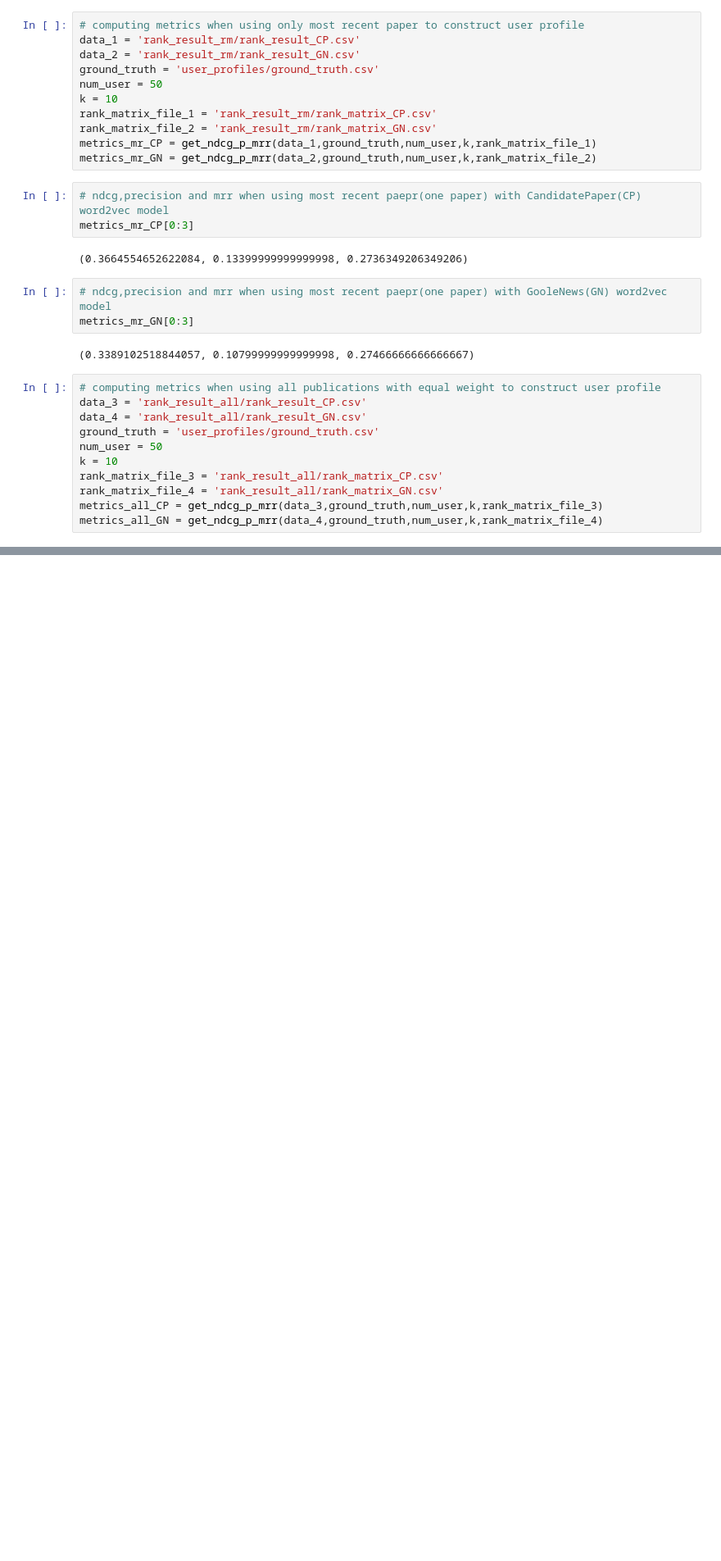
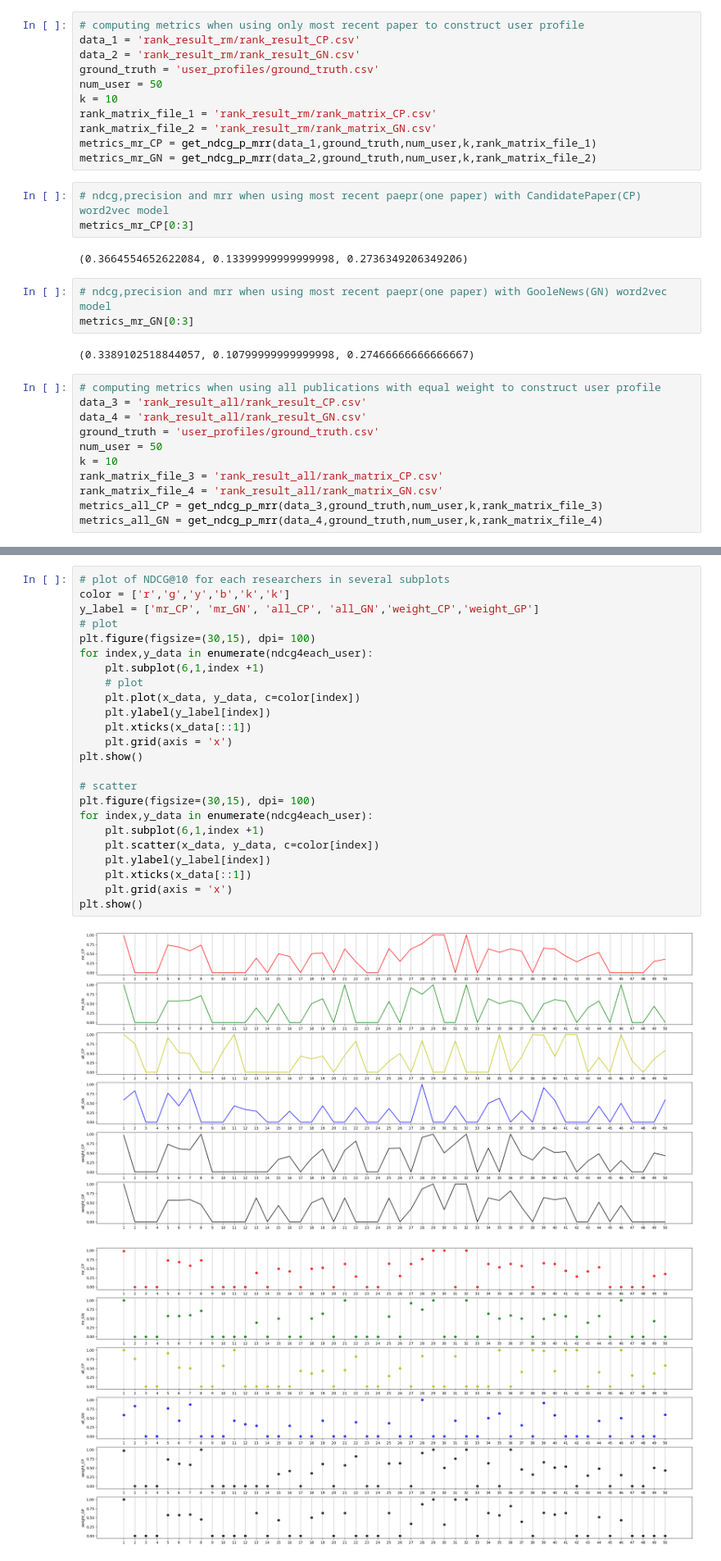
Before and after one commit to XueliPan/scholarly_paper_recommendatation, a Jupyter notebook: evaluation.ipynb, the cells around one changed output, grey strips where cells are left out. Shown: that part at 82% size. Cells and saved outputs as stored; diff of their text form; blank space fills up the shorter version.

```diff
--- a/evaluation.ipynb
+++ b/evaluation.ipynb
@@ -277,6 +300,33 @@ Requirement already satisfied: six in /Users/sherry/.pyenv/versions/3.7.6/envs/v
 WARNING: You are using pip version 20.0.1; however, version 20.0.2 is available.
 You should consider upgrading via the '/Users/sherry/.pyenv/versions/version376env/bin/python -m pip install --upgrade pip' command.
 Note: you may need to restart the kernel to use updated packages.
+# %%
+# plot of NDCG@10 for each researchers in several subplots
+color = ['r','g','y','b','k','k']
+y_label = ['mr_CP', 'mr_GN', 'all_CP', 'all_GN','weight_CP','weight_GP']
+# plot
+plt.figure(figsize=(30,15), dpi= 100)
+for index,y_data in enumerate(ndcg4each_user):
+    plt.subplot(6,1,index +1)
+    # plot
+    plt.plot(x_data, y_data, c=color[index])
+    plt.ylabel(y_label[index])
+    plt.xticks(x_data[::1])
+    plt.grid(axis = 'x')
+plt.show()
+
+# scatter
+plt.figure(figsize=(30,15), dpi= 100)
+for index,y_data in enumerate(ndcg4each_user):
+    plt.subplot(6,1,index +1)
+    plt.scatter(x_data, y_data, c=color[index])
+    plt.ylabel(y_label[index])
+    plt.xticks(x_data[::1])
+    plt.grid(axis = 'x')
+plt.show()
+# %% [output]
+[figure, added]
+[figure, added]
 # %%
 import matplotlib.pyplot as plt
 
```
Also changed, not shown: parts of 15 cells of this notebook, 3 other files.
